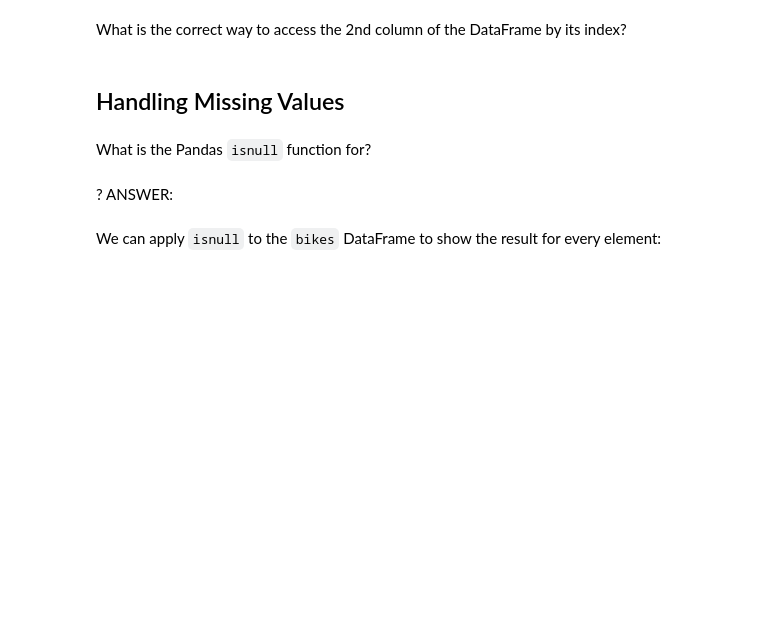
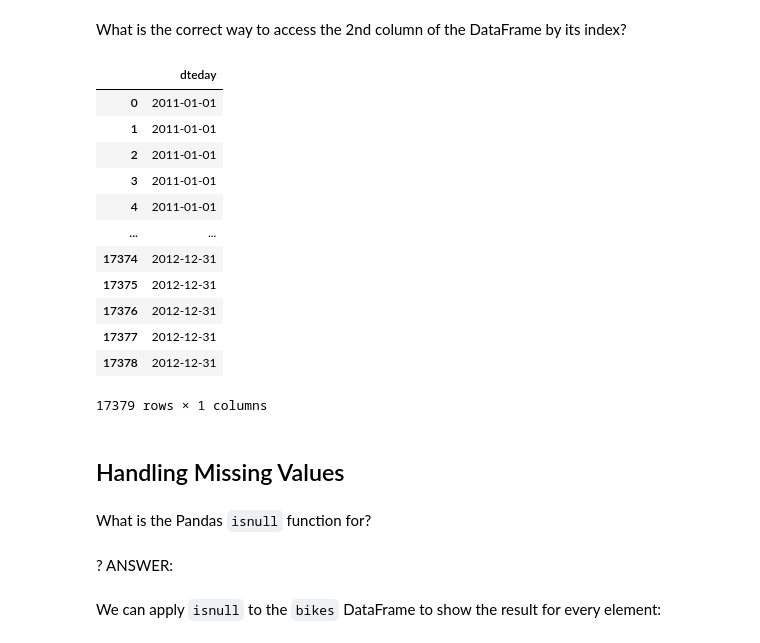
Before and after one commit to ginlic/IOD, a Jupyter notebook: Module 2/Labs/IOD_Lab-2_1_1.ipynb, the cells around one changed output. Drawn from its saved outputs; the diff is of its cells as text; code cells hidden in the pictures; blank space fills up the shorter version.

```diff
--- a/Module 2/Labs/IOD_Lab-2_1_1.ipynb
+++ b/Module 2/Labs/IOD_Lab-2_1_1.ipynb
@@ -202,7 +319,21 @@ bikes.iloc[:1,:]
 What is the correct way to access the 2nd column of the DataFrame by its index?
 # %%
 #ANSWER
-bikes.iloc[:,1]
+bikes.iloc[:,1:2]
+# %% [output]
+|  | dteday |
+| 0 | 2011-01-01 |
+| 1 | 2011-01-01 |
+| 2 | 2011-01-01 |
+| 3 | 2011-01-01 |
+| 4 | 2011-01-01 |
+| ... | ... |
+| 17374 | 2012-12-31 |
+| 17375 | 2012-12-31 |
+| 17376 | 2012-12-31 |
+| 17377 | 2012-12-31 |
+| 17378 | 2012-12-31 |
+17379 rows × 1 columns
 # %% [markdown]
 ## Handling Missing Values
 # %% [markdown]
```
Also changed, not shown: parts of 18 cells of this notebook, 2 other files.
